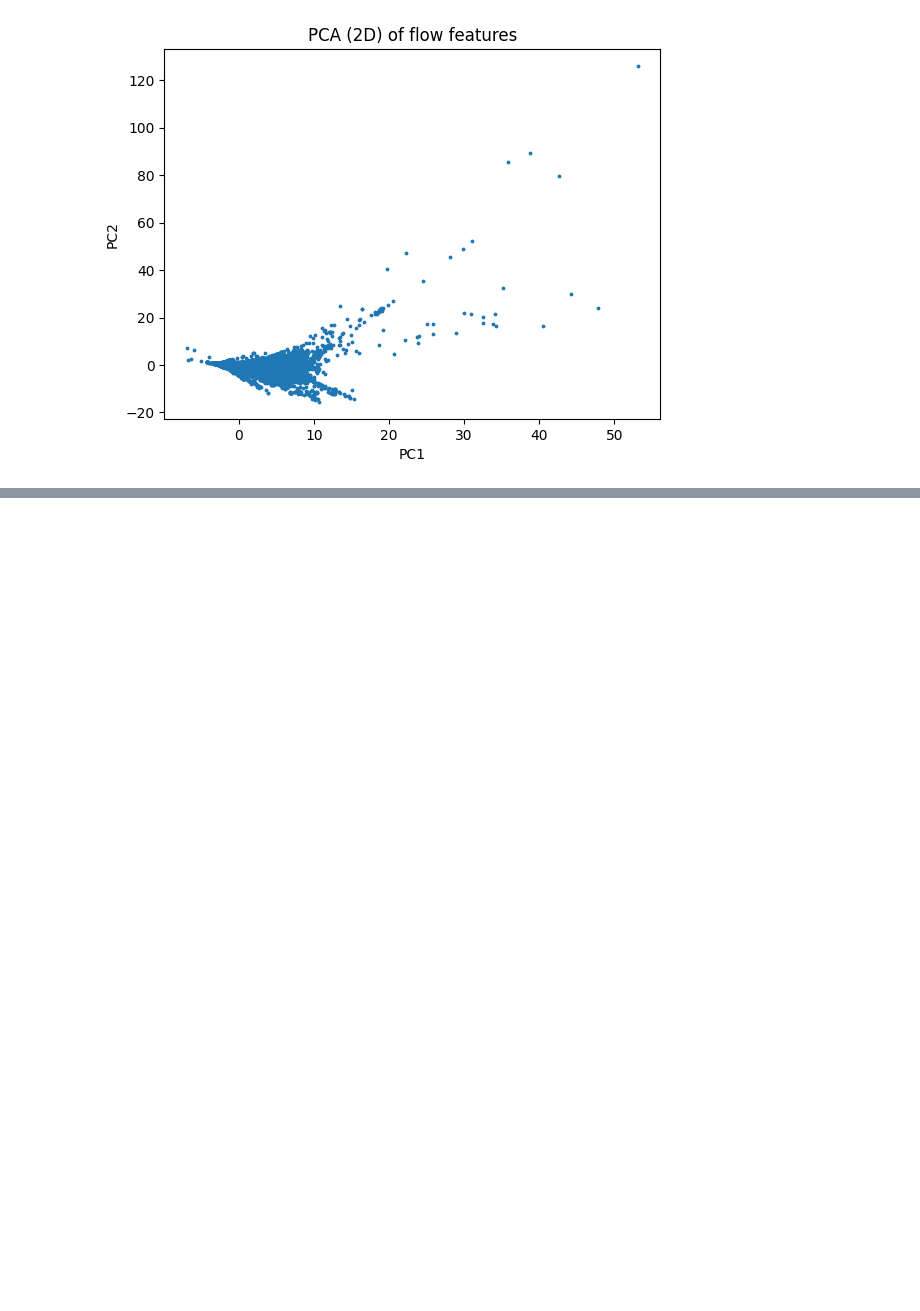
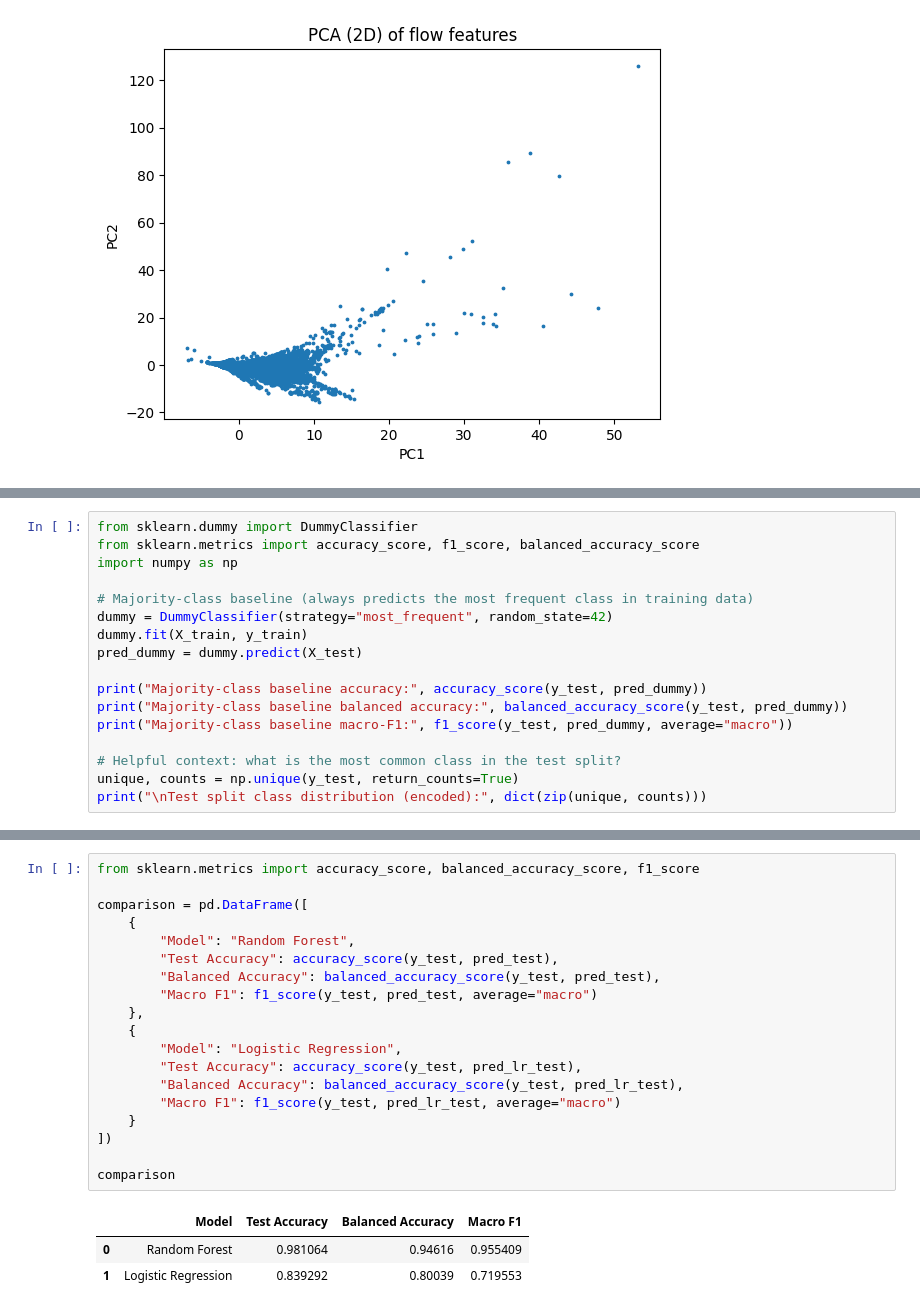
Before and after one commit to jaspindersingh919/CS4403-Project, a Jupyter notebook: Code/CS4403_Project_Notebook.ipynb, the cells around one changed output, grey strips where cells are left out. Drawn from its saved outputs; the diff is of its cells as text; blank space fills up the shorter version.

```diff
--- a/Code/CS4403_Project_Notebook.ipynb
+++ b/Code/CS4403_Project_Notebook.ipynb
@@ -310,0 +365,17 @@ plt.show()
+# %%
+from sklearn.dummy import DummyClassifier
+from sklearn.metrics import accuracy_score, f1_score, balanced_accuracy_score
+import numpy as np
+
+# Majority-class baseline (always predicts the most frequent class in training data)
+dummy = DummyClassifier(strategy="most_frequent", random_state=42)
+dummy.fit(X_train, y_train)
+pred_dummy = dummy.predict(X_test)
+
+print("Majority-class baseline accuracy:", accuracy_score(y_test, pred_dummy))
+print("Majority-class baseline balanced accuracy:", balanced_accuracy_score(y_test, pred_dummy))
+print("Majority-class baseline macro-F1:", f1_score(y_test, pred_dummy, average="macro"))
+
+# Helpful context: what is the most common class in the test split?
+unique, counts = np.unique(y_test, return_counts=True)
+print("\nTest split class distribution (encoded):", dict(zip(unique, counts)))
@@ -310,0 +606,23 @@ plt.show()
+# %%
+from sklearn.metrics import accuracy_score, balanced_accuracy_score, f1_score
+
+comparison = pd.DataFrame([
+    {
+        "Model": "Random Forest",
+        "Test Accuracy": accuracy_score(y_test, pred_test),
+        "Balanced Accuracy": balanced_accuracy_score(y_test, pred_test),
+        "Macro F1": f1_score(y_test, pred_test, average="macro")
+    },
+    {
+        "Model": "Logistic Regression",
+        "Test Accuracy": accuracy_score(y_test, pred_lr_test),
+        "Balanced Accuracy": balanced_accuracy_score(y_test, pred_lr_test),
+        "Macro F1": f1_score(y_test, pred_lr_test, average="macro")
+    }
+])
+
+comparison
+# %% [output]
+|  | Model | Test Accuracy | Balanced Accuracy | Macro F1 |
+| 0 | Random Forest | 0.981064 | 0.94616 | 0.955409 |
+| 1 | Logistic Regression | 0.839292 | 0.80039 | 0.719553 |
```
Also changed, not shown: parts of 23 cells of this notebook.
